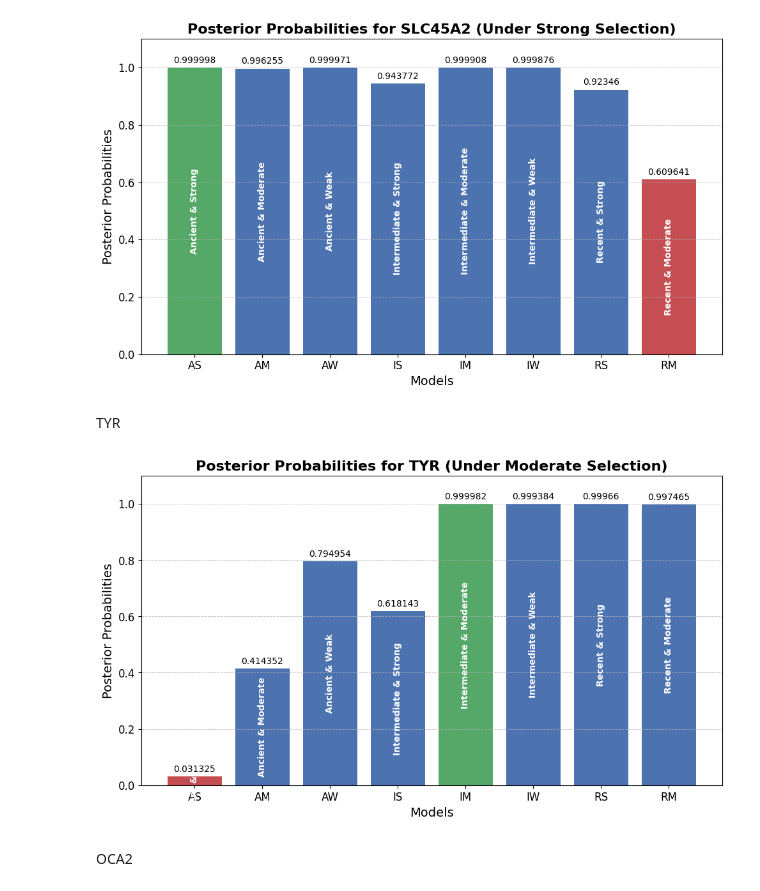
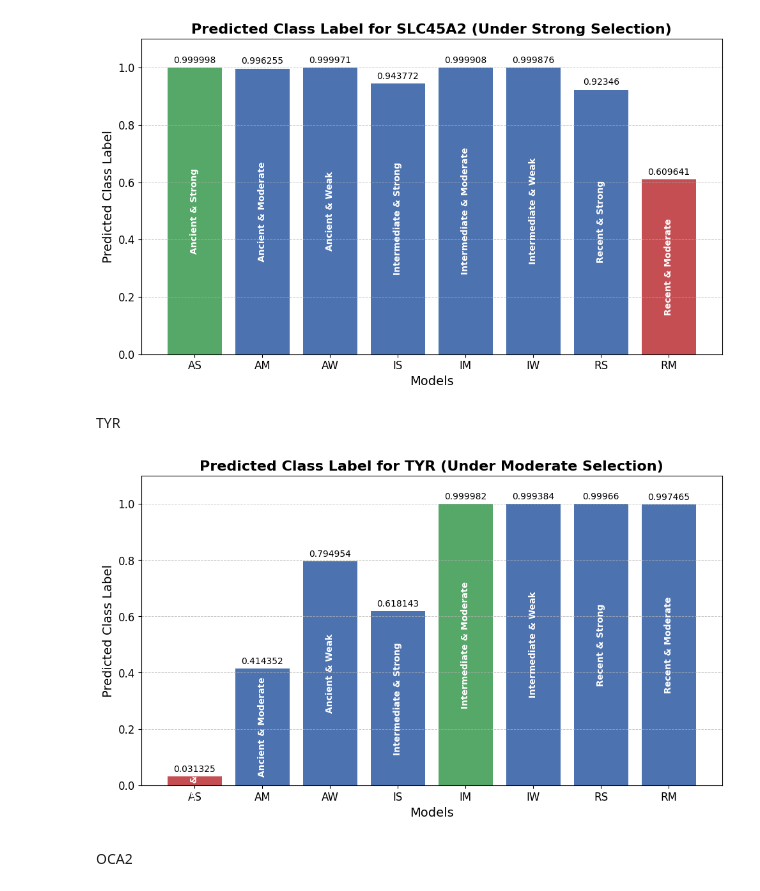
Before and after one commit to Djinho/EvoNet-CNN-Insight, a Jupyter notebook: Selection_Test/Plots_For_Genes (1).ipynb, the cells around one changed output. Cells and saved outputs as stored; diff of their text form; code cells hidden in the pictures.

```diff
--- a/Selection_Test/Plots_For_Genes (1).ipynb
+++ b/Selection_Test/Plots_For_Genes (1).ipynb
@@ -49,37 +49,37 @@ colors[min_index] = '#c44e52'  # Red for the lowest value
 plt.figure(figsize=(10, 6))
 bars = plt.bar(models, posterior_probabilities, color=colors)
 plt.xlabel('Models', fontsize=14)
-plt.ylabel('Posterior Probabilities', fontsize=14)
-plt.title('Posterior Probabilities for SLC45A2 (Under Strong Selection)', fontsize=16, weight='bold')
+plt.ylabel('Predicted Class Label', fontsize=14)
+plt.title('Predicted Class Label for SLC45A2 (Under Strong Selection)', fontsize=16, weight='bold')
 plt.ylim(0, 1.1)  # Adjust y-axis limit for better visibility
 
 # Adding full names inside the bars, vertically
 for bar, full_name in zip(bars, full_names):
     yval = bar.get_height()
     plt.text(
         bar.get_x() + bar.get_width()/2, yval / 2,  # Place in the middle of the bar
         full_name,
         ha='center',
         va='center',
         rotation='vertical',
         fontsize=10,
         color='white',
         weight='bold'
     )
     plt.text(bar.get_x() + bar.get_width()/2, yval + 0.01, round(yval, 6), ha='center', va='bottom', fontsize=10)
 
 # Adding gridlines for a more scientific look
 plt.grid(True, which='both', axis='y', linestyle='--', linewidth=0.7, alpha=0.7)
 
 # Enhancing overall style
 plt.xticks(fontsize=12)
 plt.yticks(fontsize=12)
 plt.tight_layout()  # Adjust layout to prevent label cutoff
 
 # Show the plot
 plt.show()
 # %% [output]
-[figure, old version]
+[figure, new version]
 # %% [markdown]
 TYR
 # %%
@@ -128,8 +128,8 @@ colors[min_index] = '#c44e52'  # Red for the lowest value
 plt.figure(figsize=(10, 6))
 bars = plt.bar(models, posterior_probabilities, color=colors)
 plt.xlabel('Models', fontsize=14)
-plt.ylabel('Posterior Probabilities', fontsize=14)
-plt.title('Posterior Probabilities for TYR (Under Moderate Selection)', fontsize=16, weight='bold')
+plt.ylabel('Predicted Class Label', fontsize=14)
+plt.title('Predicted Class Label for TYR (Under Moderate Selection)', fontsize=16, weight='bold')
 plt.ylim(0, 1.1)  # Adjust y-axis limit for better visibility
 
 # Adding full names inside the bars, vertically
@@ -158,7 +158,7 @@ plt.tight_layout()  # Adjust layout to prevent label cutoff
 # Show the plot
 plt.show()
 # %% [output]
-[figure, old version]
+[figure, new version]
 # %% [markdown]
 OCA2
 # %%
```
Also changed, not shown: parts of 5 cells of this notebook.
